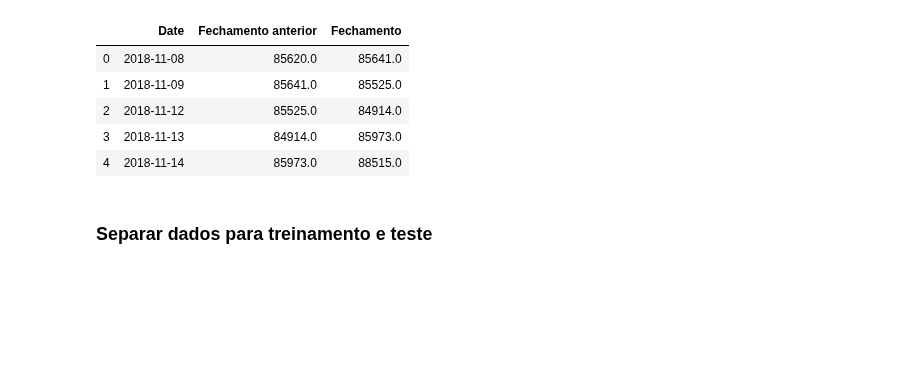
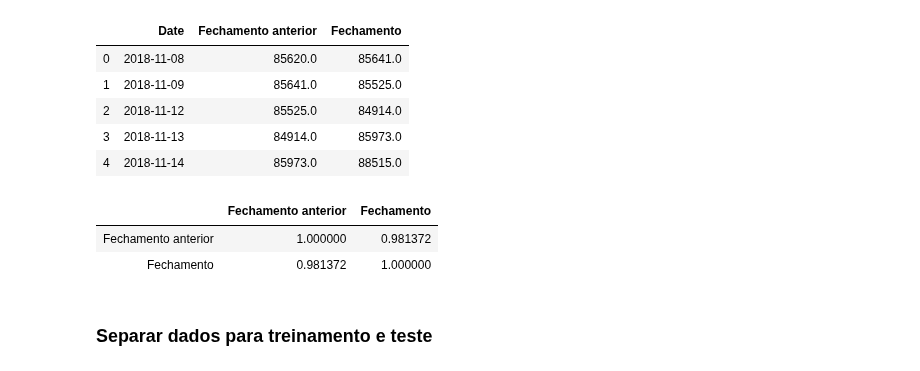
Before and after one commit to pbcarani/P3-Data-Science, a Jupyter notebook: P3_NOVO.ipynb, the cells around one changed output. Saved outputs shown, nothing was run; the diff lists cells and outputs as text; code cells hidden in the pictures; blank space fills up the shorter version.

```diff
--- a/P3_NOVO.ipynb
+++ b/P3_NOVO.ipynb
@@ -152,6 +152,15 @@ ibovespa.head()
 | 2 | 2018-11-12 | 85525.0 | 84914.0 |
 | 3 | 2018-11-13 | 84914.0 | 85973.0 |
 | 4 | 2018-11-14 | 85973.0 | 88515.0 |
+# %%
+anterior=ibovespa["Fechamento anterior"]
+fechamento=ibovespa["Fechamento"]
+
+ibovespa.corr()
+# %% [output]
+|  | Fechamento anterior | Fechamento |
+| Fechamento anterior | 1.000000 | 0.981372 |
+| Fechamento | 0.981372 | 1.000000 |
 # %% [markdown]
 ### Separar dados para treinamento e teste
 # %%
```
Also changed, not shown: parts of 8 cells of this notebook.
